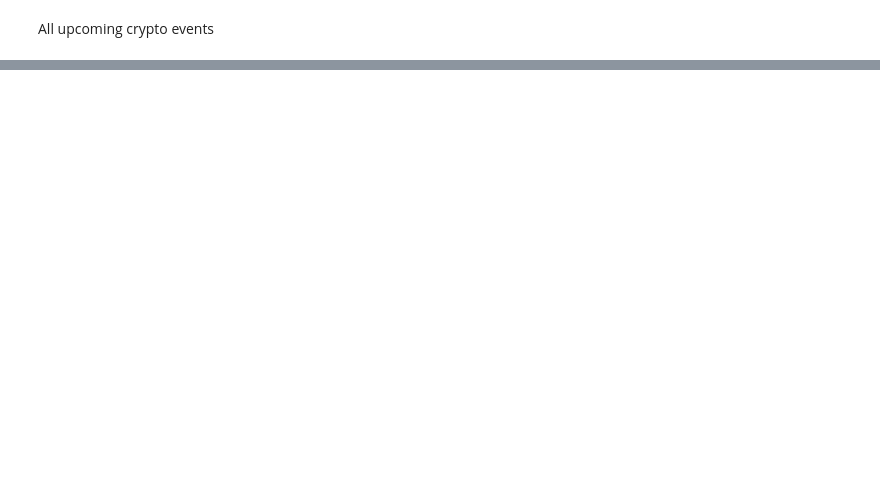
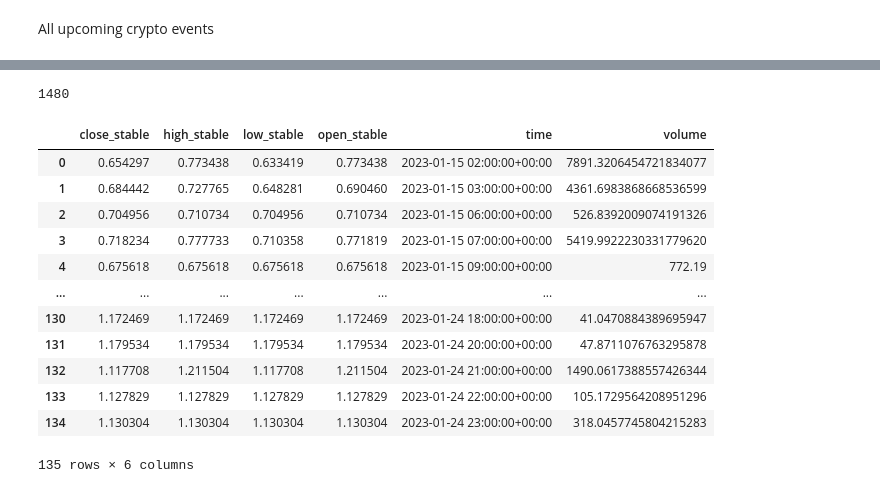
Before and after one commit to QuantNodeAI/quantnote-query-client, a Jupyter notebook: examples/events-example.ipynb, the cells around one changed output, grey strips where cells are left out. Cells and saved outputs as stored; diff of their text form; code cells hidden in the pictures; blank space fills up the shorter version.

```diff
--- a/examples/events-example.ipynb
+++ b/examples/events-example.ipynb
@@ -71,0 +109,8 @@ response
+# %%
+query = """SELECT mc.symbol, mc.price_stable, mc.market_cap, t.id, t.contract
+from exchange.eth.raw.market_capitalizations mc join exchange.eth.raw.tokens t on token_id = t.id
+where t.symbol = '{asset}' and t.active = true
+order by market_cap desc;""".format(asset=asset)
+
+response4 = client.get_data_response(query)
+response4
@@ -71,0 +120,38 @@ response
+# %%
+token_id = response4['id'].iloc[0]
+token_id
+# %% [output]
+1480
+# %%
+tohlcv_query = """SELECT p.bucket as time, open_stable, high_stable, low_stable, close_stable, v.volume
+FROM series.chain_eth.price_ticks_hourly p
+         join series.chain_eth.volume_ticks_hourly v
+              on (p.bucket = v.bucket and p.token_id = v.token_id and p.platform_id = v.platform_id)
+WHERE p.token_id = {token_id}
+  and p.platform_id = 1
+  and p.bucket > timestamp '2023-01-15'
+  and p.bucket < timestamp '2023-01-25'
+ORDER BY time;""".format(token_id=token_id)
+
+tohlcv_resp = client.get_data_response(tohlcv_query)
+tohlcv_resp['time'] = pd.to_datetime(tohlcv_resp['time'])
+tohlcv_resp.set_index('time')
+tohlcv_resp['open_stable'] = pd.to_numeric(tohlcv_resp['open_stable'])
+tohlcv_resp['high_stable'] = pd.to_numeric(tohlcv_resp['high_stable'])
+tohlcv_resp['low_stable'] = pd.to_numeric(tohlcv_resp['low_stable'])
+tohlcv_resp['close_stable'] = pd.to_numeric(tohlcv_resp['close_stable'])
+tohlcv_resp
+# %% [output]
+|  | close_stable | high_stable | low_stable | open_stable | time | volume |
+| 0 | 0.654297 | 0.773438 | 0.633419 | 0.773438 | 2023-01-15 02:00:00+00:00 | 7891.3206454721834077 |
+| 1 | 0.684442 | 0.727765 | 0.648281 | 0.690460 | 2023-01-15 03:00:00+00:00 | 4361.6983868668536599 |
+| 2 | 0.704956 | 0.710734 | 0.704956 | 0.710734 | 2023-01-15 06:00:00+00:00 | 526.8392009074191326 |
+| 3 | 0.718234 | 0.777733 | 0.710358 | 0.771819 | 2023-01-15 07:00:00+00:00 | 5419.9922230331779620 |
+| 4 | 0.675618 | 0.675618 | 0.675618 | 0.675618 | 2023-01-15 09:00:00+00:00 | 772.19 |
+| ... | ... | ... | ... | ... | ... | ... |
+| 130 | 1.172469 | 1.172469 | 1.172469 | 1.172469 | 2023-01-24 18:00:00+00:00 | 41.0470884389695947 |
+| 131 | 1.179534 | 1.179534 | 1.179534 | 1.179534 | 2023-01-24 20:00:00+00:00 | 47.8711076763295878 |
+| 132 | 1.117708 | 1.211504 | 1.117708 | 1.211504 | 2023-01-24 21:00:00+00:00 | 1490.0617388557426344 |
+| 133 | 1.127829 | 1.127829 | 1.127829 | 1.127829 | 2023-01-24 22:00:00+00:00 | 105.1729564208951296 |
+| 134 | 1.130304 | 1.130304 | 1.130304 | 1.130304 | 2023-01-24 23:00:00+00:00 | 318.0457745804215283 |
+135 rows × 6 columns
```
Also changed, not shown: parts of 11 cells of this notebook.
